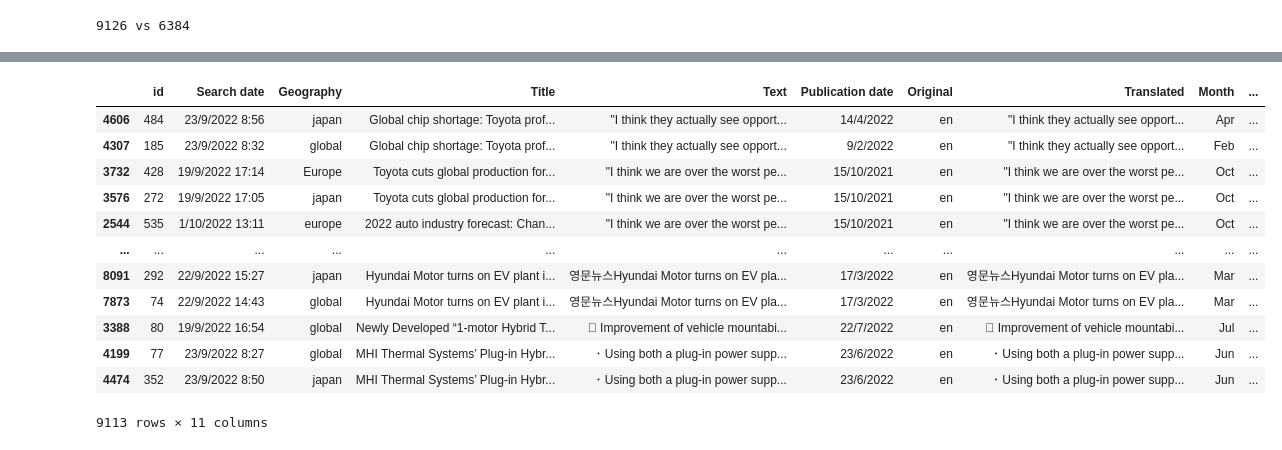
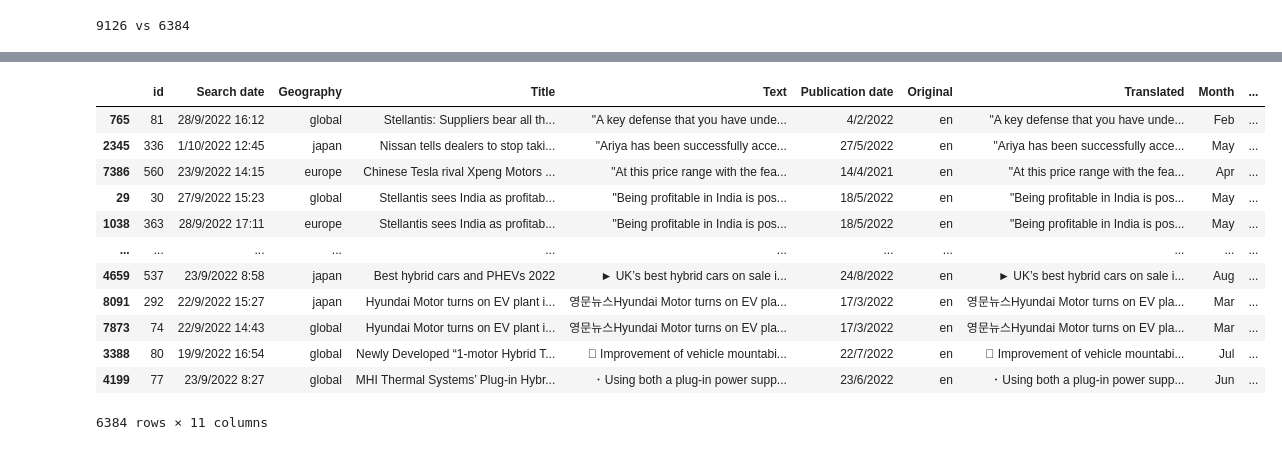
Before and after one commit to pauldebdeep9/Panasonic-IDS, a Jupyter notebook: notebooks/EDA.ipynb, the cells around one changed output, grey strips where cells are left out. Drawn from its saved outputs; the diff is of its cells as text; code cells hidden in the pictures.

```diff
--- a/notebooks/EDA.ipynb
+++ b/notebooks/EDA.ipynb
@@ -13,3 +27,5 @@ dedup = data.drop_duplicates(subset=['Translated'])
 print(len(data), 'vs', len(dedup))
 # %% [output]
 9126 vs 6384
+# %%
+dedup['Translated'] = dedup['Translated'].apply(lambda s: '\n'.join(sent_tokenize(re.sub('\.(?!\s|\d|$)','. ', s))))
@@ -16,19 +38,19 @@ print(len(data), 'vs', len(dedup))
 # %%
-data.sort_values(by='Translated').iloc[13:]
+dedup.sort_values(by='Translated')
 # %% [output]
 |  | id | Search date | Geography | Title | Text | Publication date | Original | Translated | Month | ... |
-| 4606 | 484 | 23/9/2022 8:56 | japan | Global chip shortage: Toyota prof... | "I think they actually see opport... | 14/4/2022 | en | "I think they actually see opport... | Apr | ... |
-| 4307 | 185 | 23/9/2022 8:32 | global | Global chip shortage: Toyota prof... | "I think they actually see opport... | 9/2/2022 | en | "I think they actually see opport... | Feb | ... |
-| 3732 | 428 | 19/9/2022 17:14 | Europe | Toyota cuts global production for... | "I think we are over the worst pe... | 15/10/2021 | en | "I think we are over the worst pe... | Oct | ... |
-| 3576 | 272 | 19/9/2022 17:05 | japan | Toyota cuts global production for... | "I think we are over the worst pe... | 15/10/2021 | en | "I think we are over the worst pe... | Oct | ... |
-| 2544 | 535 | 1/10/2022 13:11 | europe | 2022 auto industry forecast: Chan... | "I think we are over the worst pe... | 15/10/2021 | en | "I think we are over the worst pe... | Oct | ... |
+| 765 | 81 | 28/9/2022 16:12 | global | Stellantis: Suppliers bear all th... | "A key defense that you have unde... | 4/2/2022 | en | "A key defense that you have unde... | Feb | ... |
+| 2345 | 336 | 1/10/2022 12:45 | japan | Nissan tells dealers to stop taki... | "Ariya has been successfully acce... | 27/5/2022 | en | "Ariya has been successfully acce... | May | ... |
+| 7386 | 560 | 23/9/2022 14:15 | europe | Chinese Tesla rival Xpeng Motors ... | "At this price range with the fea... | 14/4/2021 | en | "At this price range with the fea... | Apr | ... |
+| 29 | 30 | 27/9/2022 15:23 | global | Stellantis sees India as profitab... | "Being profitable in India is pos... | 18/5/2022 | en | "Being profitable in India is pos... | May | ... |
+| 1038 | 363 | 28/9/2022 17:11 | europe | Stellantis sees India as profitab... | "Being profitable in India is pos... | 18/5/2022 | en | "Being profitable in India is pos... | May | ... |
 | ... | ... | ... | ... | ... | ... | ... | ... | ... | ... | ... |
+| 4659 | 537 | 23/9/2022 8:58 | japan | Best hybrid cars and PHEVs 2022 | ► UK’s best hybrid cars on sale i... | 24/8/2022 | en | ► UK’s best hybrid cars on sale i... | Aug | ... |
 | 8091 | 292 | 22/9/2022 15:27 | japan | Hyundai Motor turns on EV plant i... | 영문뉴스Hyundai Motor turns on EV pla... | 17/3/2022 | en | 영문뉴스Hyundai Motor turns on EV pla... | Mar | ... |
 | 7873 | 74 | 22/9/2022 14:43 | global | Hyundai Motor turns on EV plant i... | 영문뉴스Hyundai Motor turns on EV pla... | 17/3/2022 | en | 영문뉴스Hyundai Motor turns on EV pla... | Mar | ... |
 | 3388 | 80 | 19/9/2022 16:54 | global | Newly Developed “1-motor Hybrid T... |  Improvement of vehicle mountabi... | 22/7/2022 | en |  Improvement of vehicle mountabi... | Jul | ... |
 | 4199 | 77 | 23/9/2022 8:27 | global | MHI Thermal Systems’ Plug-in Hybr... | ･ Using both a plug-in power supp... | 23/6/2022 | en | ･ Using both a plug-in power supp... | Jun | ... |
-| 4474 | 352 | 23/9/2022 8:50 | japan | MHI Thermal Systems’ Plug-in Hybr... | ･ Using both a plug-in power supp... | 23/6/2022 | en | ･ Using both a plug-in power supp... | Jun | ... |
-9113 rows × 11 columns
+6384 rows × 11 columns
 # %%
 dedup['n_sents'] = dedup['Translated'].apply(lambda x: len(x.split('\n')))
 # dedup['n_sents'].unique()
```
Also changed, not shown: parts of 5 cells of this notebook, 4 other files.
